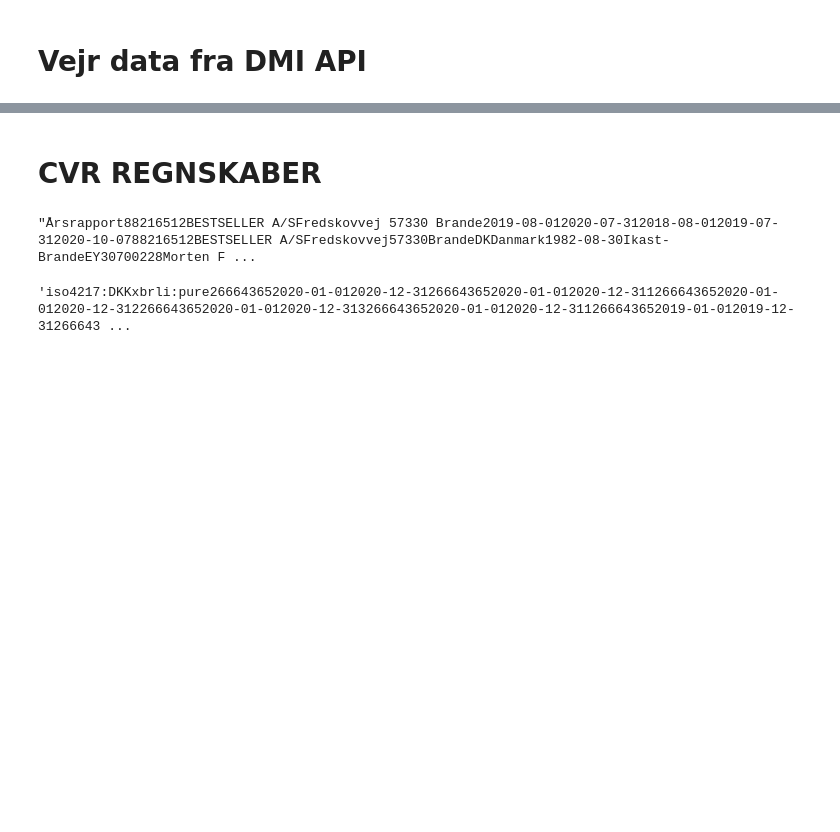
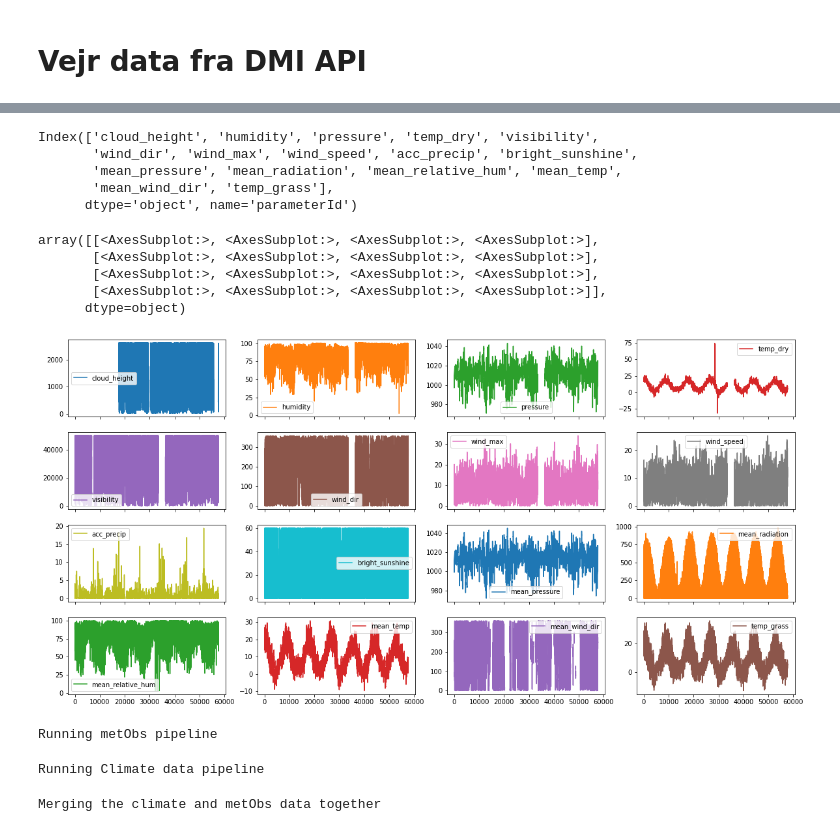
Before and after one commit to sjhpol/ISDS_arbejde, a Jupyter notebook: Exam/exam_project.ipynb, the cells around one changed output, grey strips where cells are left out. Drawn from its saved outputs; the diff is of its cells as text; code cells hidden in the pictures; blank space fills up the shorter version.

```diff
--- a/Exam/exam_project.ipynb
+++ b/Exam/exam_project.ipynb
@@ -360,2 +324,0 @@ merge_df[pd.isna(merge_df['mean_temp'])].head(100)[50:]
-# %% [markdown]
-# CVR REGNSKABER
@@ -366,11 +325,29 @@ soup = BeautifulSoup(cvr_res.content, 'lxml')
-# %%
-soup.text
-# %% [output]
-"Årsrapport88216512BESTSELLER A/SFredskovvej 57330 Brande2019-08-012020-07-312018-08-012019-07-312020-10-0788216512BESTSELLER A/SFredskovvej57330BrandeDKDanmark1982-08-30Ikast-BrandeEY30700228Morten F ...
-# %%
-lem_url = 'https://datacvr.virk.dk/data/offentliggorelse?dl_ref=amNsb3VkczovLzAzL2E3L2IyLzcxLzRiLzc4YmMtNDUwOS05OGUxLTA5ODQ2ZDVjOWZlYw'
-lem_res = requests.get(lem_url)
-lem_soup = BeautifulSoup(lem_res.content, 'lxml')
-lem_soup.text
-# %% [output]
-'iso4217:DKKxbrli:pure266643652020-01-012020-12-31266643652020-01-012020-12-311266643652020-01-012020-12-312266643652020-01-012020-12-313266643652020-01-012020-12-311266643652019-01-012019-12-31266643 ...
+# %%
+merge_df[merge_df.columns[3:]].columns
+# %% [output]
+Index(['cloud_height', 'humidity', 'pressure', 'temp_dry', 'visibility',
+       'wind_dir', 'wind_max', 'wind_speed', 'acc_precip', 'bright_sunshine',
+       'mean_pressure', 'mean_radiation', 'mean_relative_hum', 'mean_temp',
+       'mean_wind_dir', 'temp_grass'],
+      dtype='object', name='parameterId')
+# %%
+#len(merge_df[merge_df.columns[3:]].columns)
+
+merge_df[merge_df.columns[3:]].plot(subplots=True, layout=(4,4), figsize = (20,10), sharex=True)
+# %% [output]
+array([[<AxesSubplot:>, <AxesSubplot:>, <AxesSubplot:>, <AxesSubplot:>],
+       [<AxesSubplot:>, <AxesSubplot:>, <AxesSubplot:>, <AxesSubplot:>],
+       [<AxesSubplot:>, <AxesSubplot:>, <AxesSubplot:>, <AxesSubplot:>],
+       [<AxesSubplot:>, <AxesSubplot:>, <AxesSubplot:>, <AxesSubplot:>]],
+      dtype=object)
+[figure, added]
+# %%
+metObs_list = [ 'wind_max', 'visib_mean_last10min', 'temp_soil_max_past1h', 'cloud_height', 'temp_mean_past1h', 'wind_speed_past1h', 'wind_dir_past1h', 'pressure', 'humidity_past1h']
+
+climate_list = ['bright_sunshine', 'mean_radiation', 'mean_pressure', 'acc_precip', 'temp_grass', 'mean_relative_hum', 'mean_temp']
+
+df = total_pipeline(metObs_list, climate_list, '2015-01-01', '2021-08-01')
+# %% [output]
+Running metObs pipeline
+Running Climate data pipeline
+Merging the climate and metObs data together
```
Also changed, not shown: parts of 18 cells of this notebook, 1 other file.
